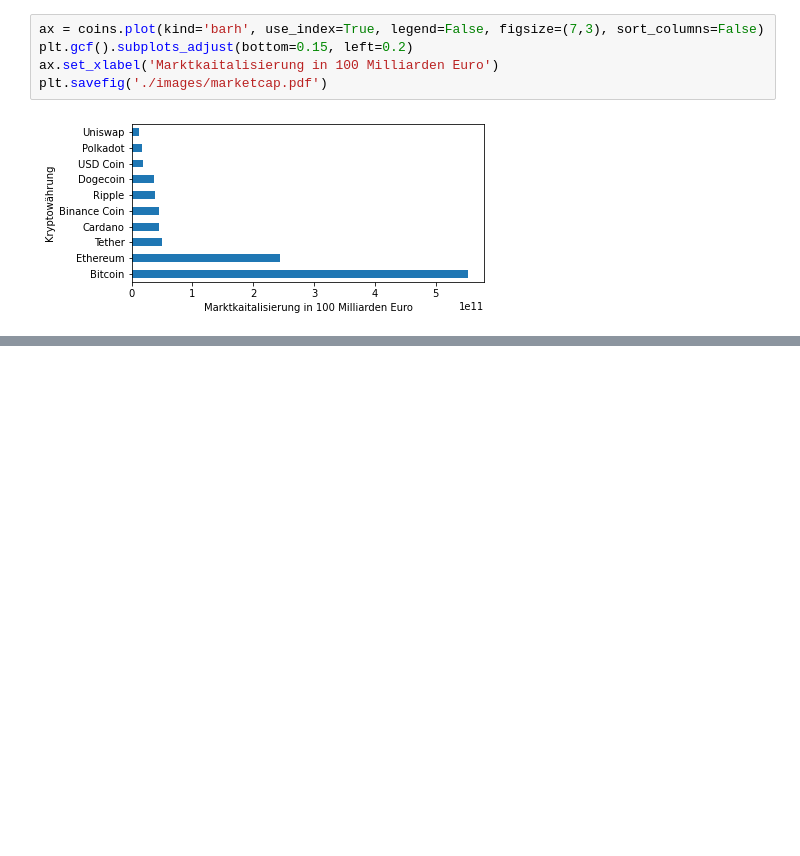
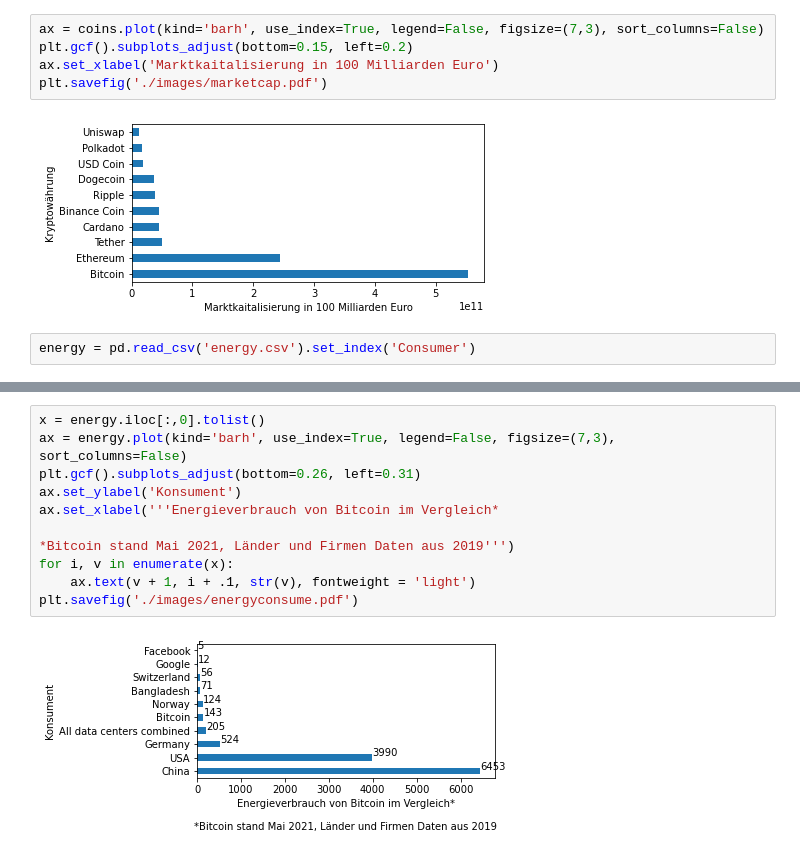
Before and after one commit to Hannes5612/crypto_essay, a Jupyter notebook: Top10Graph.ipynb, the cells around one changed output, grey strips where cells are left out. Saved outputs shown, nothing was run; the diff lists cells and outputs as text; blank space fills up the shorter version.

```diff
--- a/Top10Graph.ipynb
+++ b/Top10Graph.ipynb
@@ -26,3 +26,5 @@ ax.set_xlabel('Marktkaitalisierung in 100 Milliarden Euro')
 plt.savefig('./images/marketcap.pdf')
 # %% [output]
 [figure]
+# %%
+energy = pd.read_csv('energy.csv').set_index('Consumer')
@@ -28,0 +46,13 @@ plt.savefig('./images/marketcap.pdf')
+# %%
+x = energy.iloc[:,0].tolist()
+ax = energy.plot(kind='barh', use_index=True, legend=False, figsize=(7,3), sort_columns=False)
+plt.gcf().subplots_adjust(bottom=0.26, left=0.31)
+ax.set_ylabel('Konsument')
+ax.set_xlabel('''Energieverbrauch von Bitcoin im Vergleich*
+
+*Bitcoin stand Mai 2021, Länder und Firmen Daten aus 2019''')
+for i, v in enumerate(x):
+    ax.text(v + 1, i + .1, str(v), fontweight = 'light')
+plt.savefig('./images/energyconsume.pdf')
+# %% [output]
+[figure, added]
```
Also changed, not shown: parts of 1 cell of this notebook, 21 other files.
